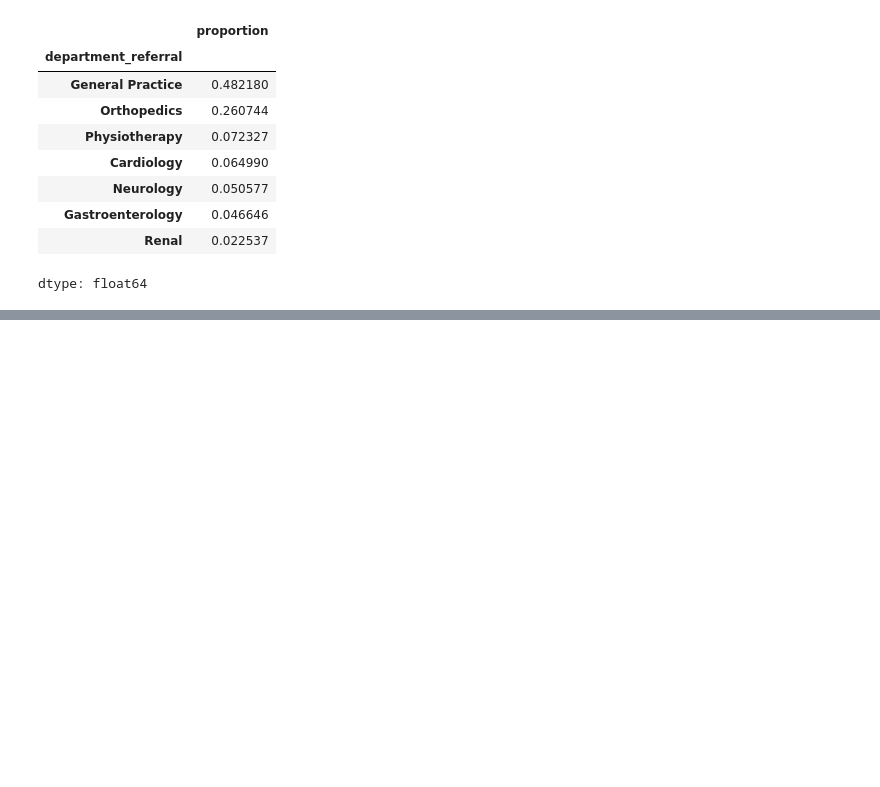
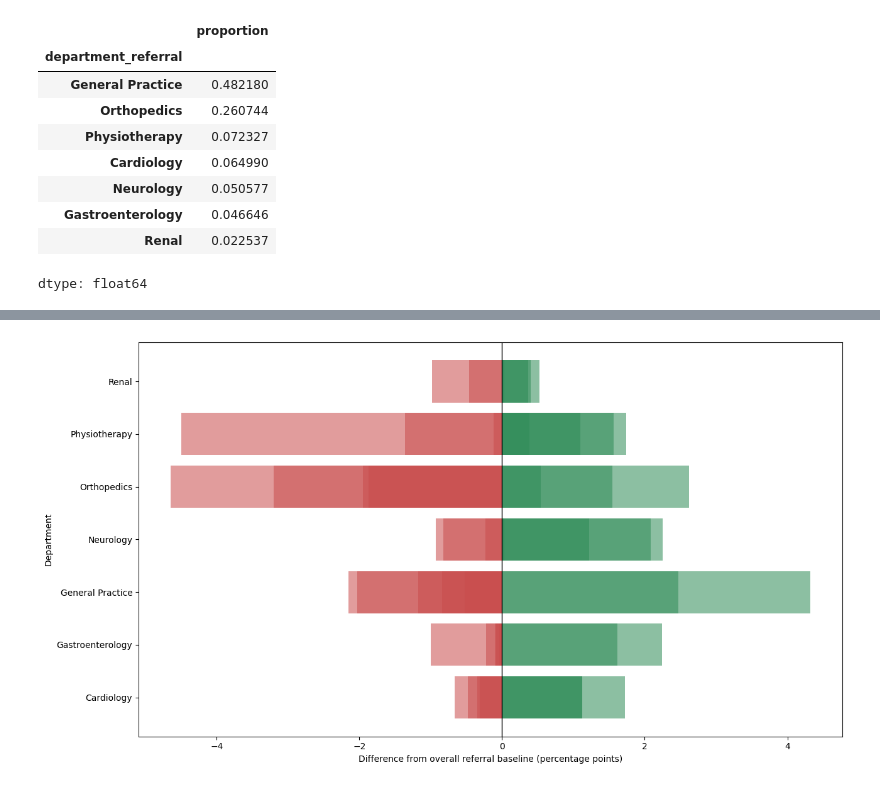
Before and after one commit to Mikayla-ds2/surge-sense, a Jupyter notebook: eda+viz.ipynb, the cells around one changed output, grey strips where cells are left out. Saved outputs shown, nothing was run; the diff lists cells and outputs as text; code cells hidden in the pictures; blank space fills up the shorter version.

Commit message:
was able to answer research question with multiple visualizations w/add'l questions answered as well.

```diff
--- a/eda+viz.ipynb
+++ b/eda+viz.ipynb
@@ -220,0 +183,17 @@ plt.show()
+# %%
+# is referred but adds race for proper percentage calculations
+referrals = data.loc[
+    data['department_referral'].ne('No referral.'),
+    ['patient_race', 'department_referral']
+]
+
+race_department_pct = (
+    pd.crosstab(
+        referrals['patient_race'],
+        referrals['department_referral'],
+        normalize='index'
+    )
+    .mul(100)
+)
+
+race_department_pct.round(1)
@@ -220,0 +210,11 @@ plt.show()
+# %%
+baseline = (
+    referrals['department_referral'].value_counts(
+        normalize=True).
+    mul(100).
+    reindex(race_department_pct.columns)
+)
+
+difference_pp = race_department_pct.sub(
+    baseline, axis='columns')
+difference_pp.round(2)
@@ -220,0 +243,17 @@ plt.show()
+# %%
+plot_data = difference_pp.T
+
+fig, ax = plt.subplots(figsize=(13, 7))
+
+for race in plot_data.columns:
+    values = plot_data[race]
+    colors = values.map(lambda x: '#2e8b57' if x >= 0 else '#c94c4c')
+    ax.barh(plot_data.index, values, left=0, alpha=0.55, color=colors)
+
+ax.axvline(0, color='black', linewidth=1)
+ax.set_xlabel('Difference from overall referral baseline (percentage points)')
+ax.set_ylabel('Department')
+plt.tight_layout()
+plt.show()
+# %% [output]
+[figure, added]
```
Also changed, not shown: parts of 16 cells of this notebook, 4 other files.
